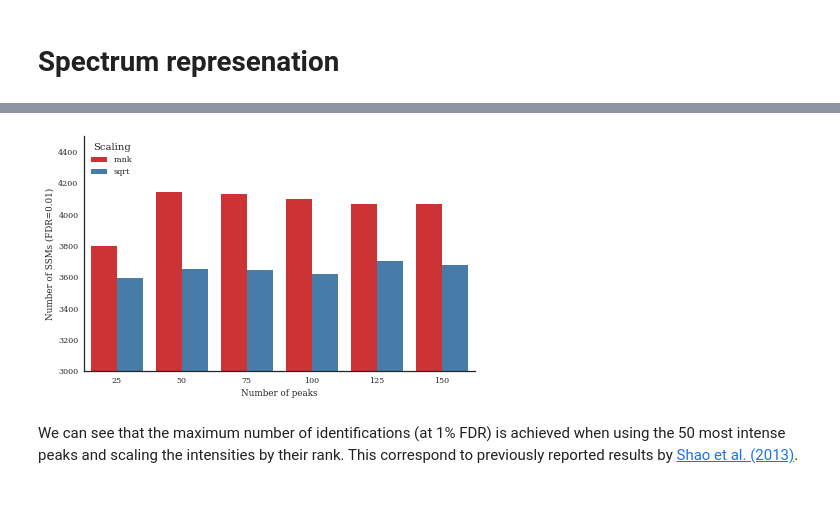
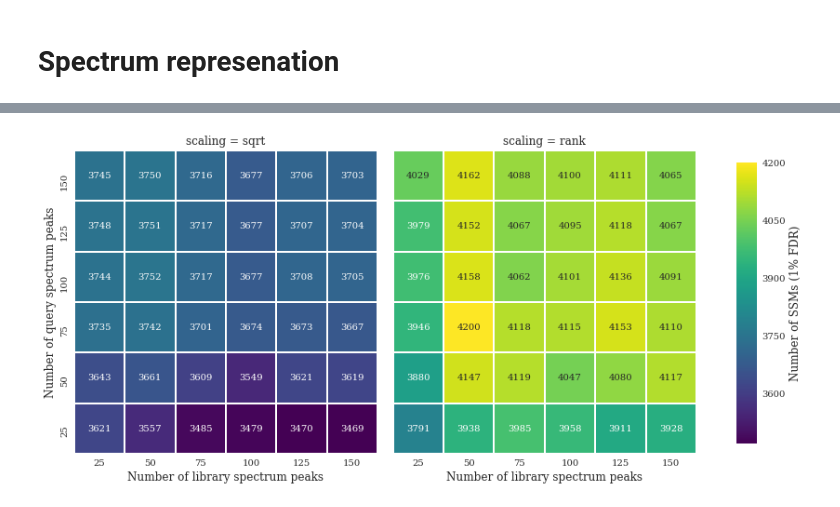
Before and after one commit to bittremieux/ANN-SoLo, a Jupyter notebook: notebooks/iprg2012_spectrum_representation.ipynb, the cells around one changed output, grey strips where cells are left out. Drawn from its saved outputs; the diff is of its cells as text; code cells hidden in the pictures.

Commit message:
Specify the number of peaks separately for query and library spectra

```diff
--- a/notebooks/iprg2012_spectrum_representation.ipynb
+++ b/notebooks/iprg2012_spectrum_representation.ipynb
@@ -75,43 +85,47 @@ for num_peaks, scaling in itertools.product(np.arange(25, 151, 25),
 # %%
-pattern_numpeaks_scaling = re.compile('^num_peaks_(\d+)-scaling_(rank|sqrt).mztab$')
+pattern_numpeaks_scaling = re.compile('^num_peaks_query_(\d+)-'
+                                      'num_peaks_library_(\d+)-'
+                                      'scaling_(rank|sqrt).mztab$')
 
-psms = {'num_peaks': [], 'scaling': [], 'psms': []}
+ssms = {'num_peaks_query': [], 'num_peaks_library': [], 'scaling': [], 'ssms': []}
 for filename in os.listdir(out_dir):
     match = pattern_numpeaks_scaling.match(filename)
     if match is not None:
-        psms['num_peaks'].append(int(match.group(1)))
-        psms['scaling'].append(match.group(2))
-        psms['psms'].append(
-            len(reader.read_mztab_psms(os.path.join(out_dir, filename))))
+        ssms['num_peaks_query'].append(int(match.group(1)))
+        ssms['num_peaks_library'].append(int(match.group(2)))
+        ssms['scaling'].append(match.group(3))
+        ssms['ssms'].append(
+            len(reader.read_mztab_ssms(os.path.join(out_dir, filename))))
 
-psms = pd.DataFrame(psms)
+ssms = pd.DataFrame(ssms)
-# %%
-width = 7
-height = width / 1.618    # golden ratio
-fig, ax = plt.subplots(figsize=(width, height))
-
-sns.barplot(x='num_peaks', y='psms', hue='scaling', data=psms, ax=ax)
-
-# add numeric values above bars
-# for p in ax.patches:
-#     height = p.get_height()
-#     ax.text(p.get_x() + p.get_width() / 2, height + 10,
-#             '{:.0f}'.format(p.get_height()), ha='center')
-
-ax.set_xlabel('Number of peaks')
-fdr = 0.01    # specified in the search settings
-ax.set_ylabel('Number of SSMs (FDR={})'.format(fdr))
-ax.set_ylim((3000, 4500))
-legend = ax.legend(loc='upper left', title='Scaling')
-
-sns.despine()
-
-plt.savefig('preprocess.pdf', dpi=300, bbox_inches='tight')
-plt.show()
-plt.close()
-# %% [output]
-[figure, removed]
-# %% [markdown]
-We can see that the maximum number of identifications (at 1% FDR) is achieved when using the 50 most intense peaks and scaling the intensities by their rank. This correspond to previously reported results by [Shao et al. (2013)](http://onlinelibrary.wiley.com/doi/10.1002/pmic.201300232/abstract).
+# %%
+def _plot_heatmap(*args, **kwargs):
+    sns.heatmap(kwargs.pop('data').pivot('num_peaks_query', 'num_peaks_library', 'ssms'),
+                **kwargs)
+
+fg = sns.FacetGrid(ssms, col='scaling', sharex=True, sharey=True, legend_out=True,
+                   height=6, aspect=1, gridspec_kws={'wspace': 0.05})
+cbar_ax = fg.fig.add_axes([0.95, 0.15, 0.025, 0.7])
+
+fg.map_dataframe(_plot_heatmap, vmin=ssms['ssms'].min(), vmax=ssms['ssms'].max(),
+                 cmap='viridis', annot=True, fmt='d', linewidths=1.0,
+                 cbar_ax=cbar_ax, square=True)
+
+fg.facet_axis(0, 0).invert_yaxis()
+fg.set_axis_labels('Number of library spectrum peaks', 'Number of query spectrum peaks')
+cbar_ax.set_ylabel('Number of SSMs (1% FDR)', size='large')
+
+for ax in fg.axes.ravel():
+    ax.tick_params(axis='both', which='major', labelsize='medium')
+    ax.set_xlabel(ax.get_xlabel(), fontsize='large')
+    ax.set_ylabel(ax.get_ylabel(), fontsize='large')
+fg.set_titles(size='large')
+cbar_ax.tick_params(labelsize='medium')
+
+plt.savefig('preprocess.pdf', dpi=300, bbox_inches='tight')
+plt.show()
+plt.close()
+# %% [output]
+[figure, added]
 # %%
 logging.shutdown()
```
Also changed, not shown: parts of 5 cells of this notebook, 5 other files.
